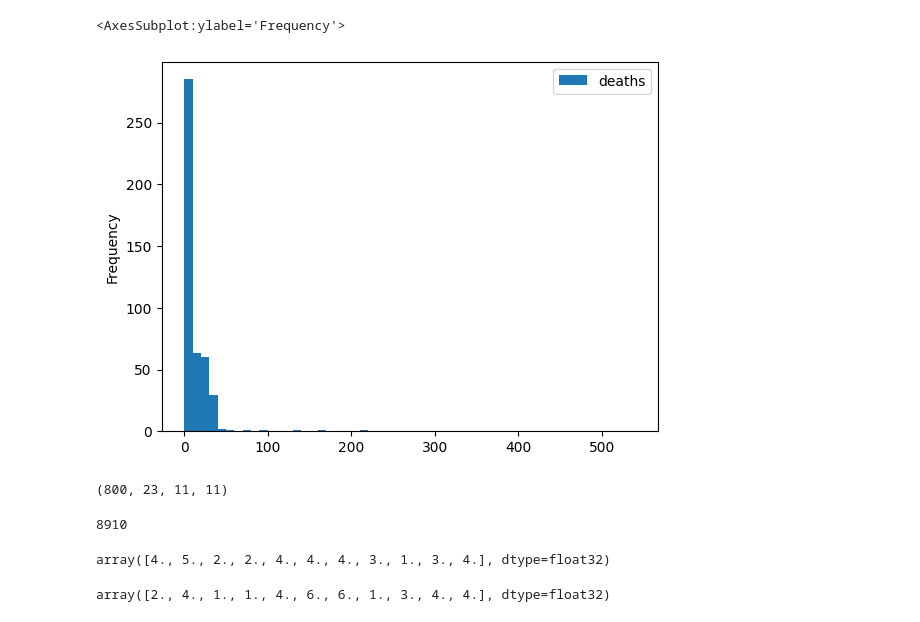
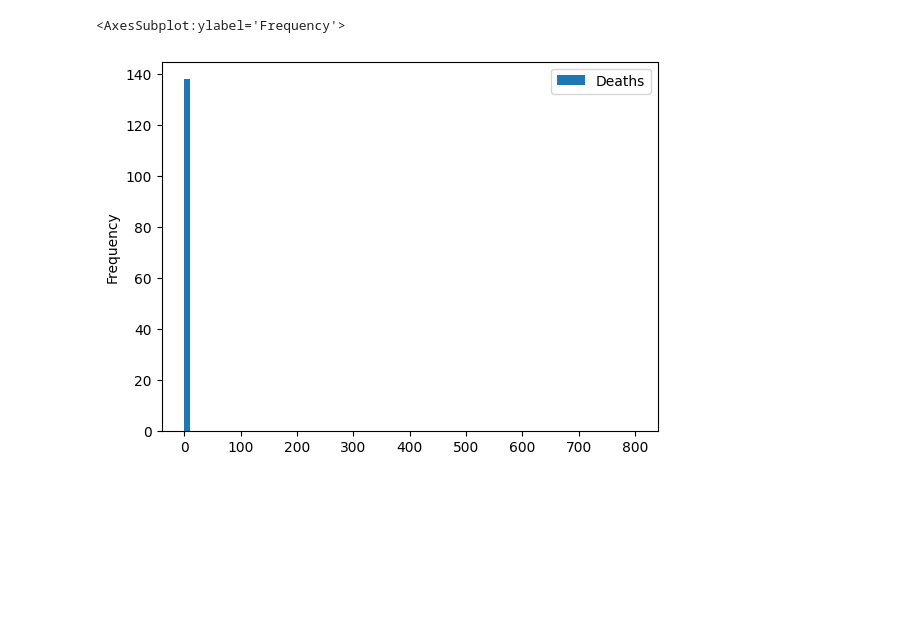
Before and after one commit to axeis/PommerLearn, a Jupyter notebook: pommerlearn/debug/evaluation.ipynb, the cells around one changed output. Cells and saved outputs as stored; diff of their text form; code cells hidden in the pictures; blank space fills up the shorter version.

Commit message:
Fixed deaths per step

```diff
--- a/pommerlearn/debug/evaluation.ipynb
+++ b/pommerlearn/debug/evaluation.ipynb
@@ -33,9 +36,15 @@ Import error GL! You will not be able to render --> Library "GL" not found.
 # %%
-for episode in range(0, len(z.attrs.get('EpisodeSteps'))):
+deaths = [[]*amountOfZarrs for i in range(amountOfZarrs)]
 
-        dead_in_steps = get_agent_died_in_step(z.attrs.get('EpisodeActions')[episode],
-                                z.attrs.get('EpisodeDead')[episode]
-        )
-        deaths = np.append(deaths, dead_in_steps)
-        # print("Episode: {}".format(episode))
-        # print(dead_in_steps)
+
+for idx, zarr in enumerate(zarrs):
+        for episode in range(0, len(zarr.attrs.get('EpisodeSteps'))):
+
+                dead_in_steps = get_agent_died_in_step(zarr.attrs.get('EpisodeActions')[episode],
+                                        zarr.attrs.get('EpisodeDead')[episode]
+                )
+                deaths[idx] = np.append(deaths[idx], dead_in_steps)
+                # print("Episode: {}".format(episode))
+                # print(dead_in_steps)
+
+print(deaths)
@@ -48,2 +53,4 @@ import pandas as pd
 # %%
 df = pd.DataFrame(data=deaths)
+df = df.transpose()
+df
@@ -50,4 +70,0 @@ df = pd.DataFrame(data=deaths)
-# %%
-df2 = pd.DataFrame({
-    "deaths": df[0].value_counts()
-})
@@ -70,0 +71,10 @@ print(df2)
+# %%
+for i in range(amountOfZarrs):
+    df2 = pd.DataFrame({
+        #replace to remove survivors
+        "deaths": df[i].replace(0.0, np.nan),
+
+    })
+    #df2 = df2.drop([0])
+    df2.plot(kind='hist')
+    # print(df2)
@@ -94,8 +111,9 @@ custom_bins = range(0,550,10)
 # %%
+custom_bins = range(0,801,10)
 df2.drop([0]).plot(kind='hist', bins=custom_bins)
 # %% [output]
 <AxesSubplot:ylabel='Frequency'>
-[figure, old version]
+[figure, new version]
 # %%
 from dataset_util import get_agent_episode_slice
 
@@ -105,16 +122,0 @@ obs = z['obs'][episode_slice]
-# %%
-obs.shape
-# %% [output]
-(800, 23, 11, 11)
-# %%
-np.count_nonzero(obs[:,1,:,:])
-# %% [output]
-8910
-# %%
-np.sum(obs[1,1,:,:], axis=0)
-# %% [output]
-array([4., 5., 2., 2., 4., 4., 4., 3., 1., 3., 4.], dtype=float32)
-# %%
-np.sum(obs[1,1,:,:], axis=1)
-# %% [output]
-array([2., 4., 1., 1., 4., 6., 6., 1., 3., 4., 4.], dtype=float32)
```
Also changed, not shown: parts of 24 cells of this notebook.
